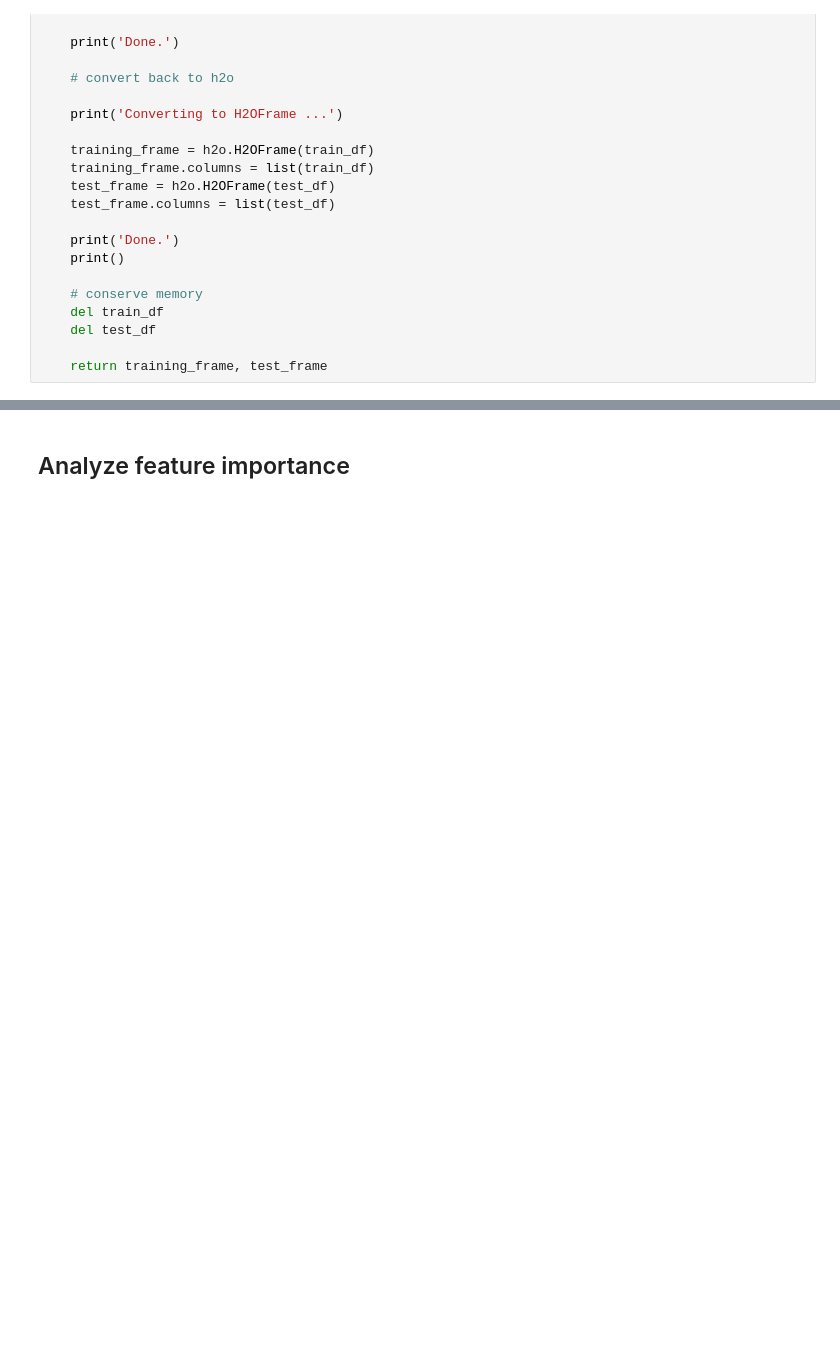
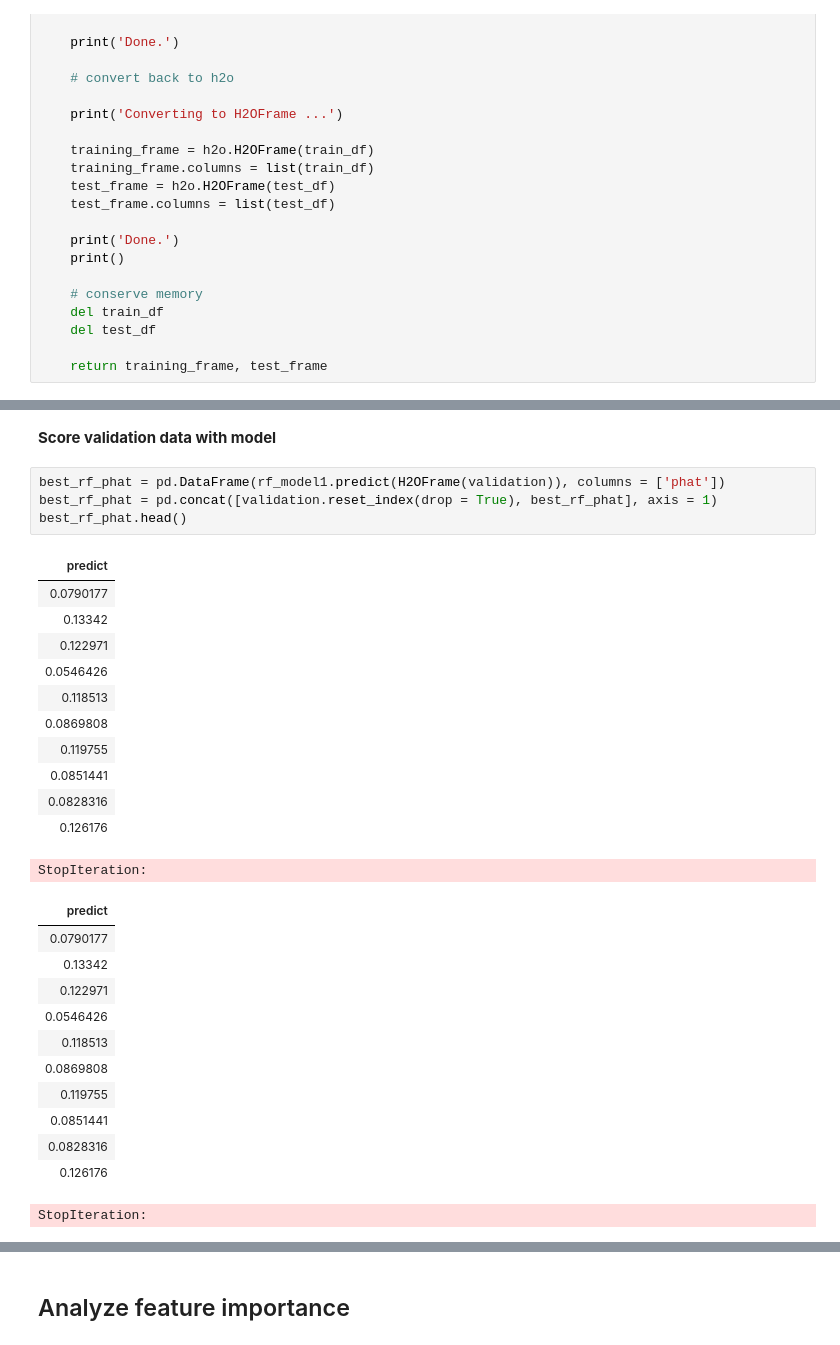
Before and after one commit to youssefragab99/dnsc6290_assignment_1, a Jupyter notebook: Assignment_2-GH (1).ipynb, the cells around one changed output, grey strips where cells are left out. Cells and saved outputs as stored; diff of their text form; blank space fills up the shorter version.

```diff
--- a/Assignment_2-GH (1).ipynb
+++ b/Assignment_2-GH (1).ipynb
@@ -605 +656,32 @@ best_rf_submit
 19831 rows × 1 columns
+# %% [markdown]
+**Score validation data with model**
+# %%
+best_rf_phat = pd.DataFrame(rf_model1.predict(H2OFrame(validation)), columns = ['phat'])
+best_rf_phat = pd.concat([validation.reset_index(drop = True), best_rf_phat], axis = 1)
+best_rf_phat.head()
+# %% [output]
+| predict |
+| 0.0790177 |
+| 0.13342 |
+| 0.122971 |
+| 0.0546426 |
+| 0.118513 |
+| 0.0869808 |
+| 0.119755 |
+| 0.0851441 |
+| 0.0828316 |
+| 0.126176 |
+StopIteration:
+| predict |
+| 0.0790177 |
+| 0.13342 |
+| 0.122971 |
+| 0.0546426 |
+| 0.118513 |
+| 0.0869808 |
+| 0.119755 |
+| 0.0851441 |
+| 0.0828316 |
+| 0.126176 |
+StopIteration:
```
Also changed, not shown: parts of 57 cells of this notebook.
